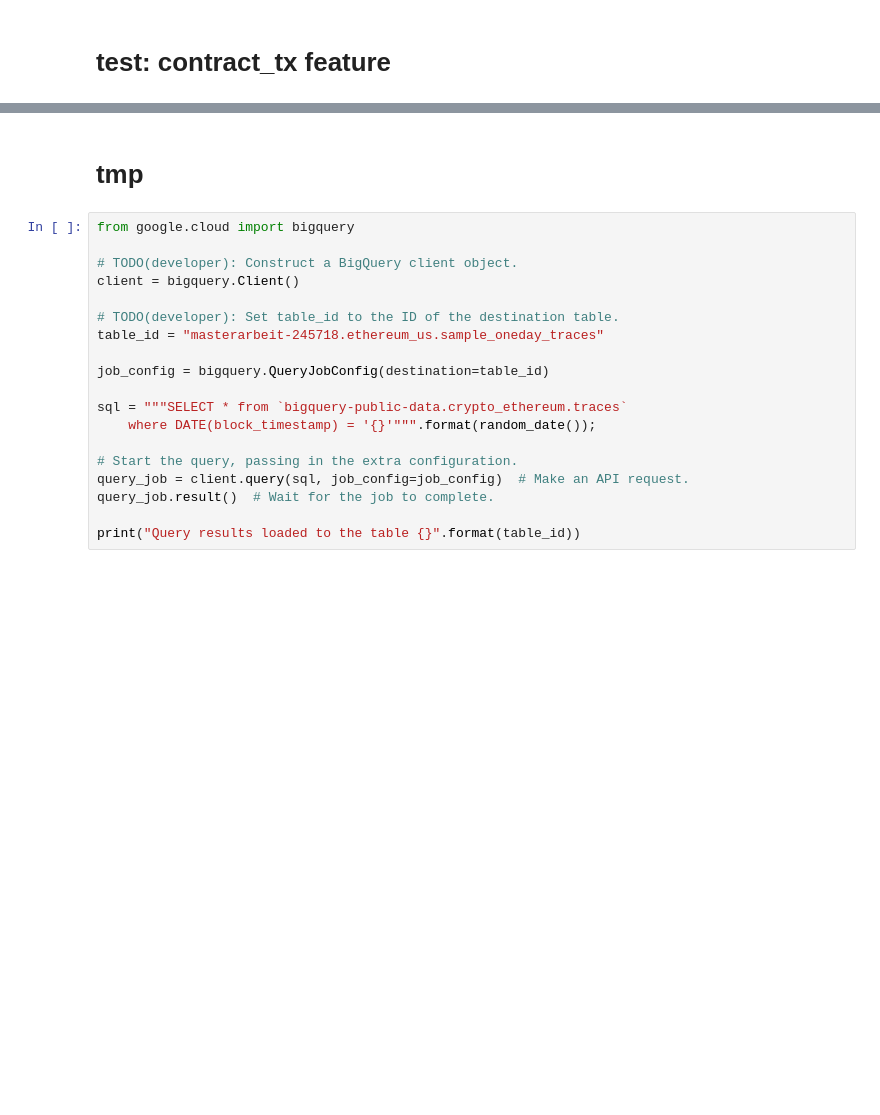
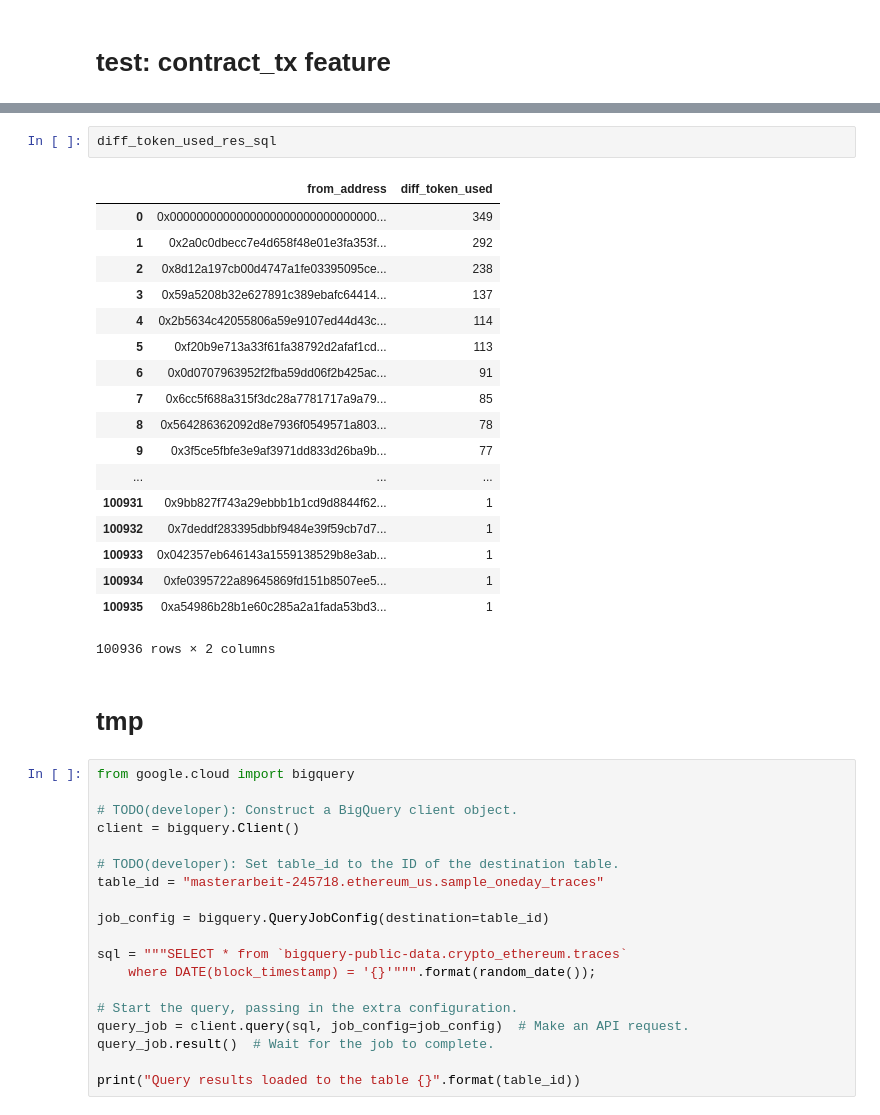
Before and after one commit to mgsgde/ethcluster, a Jupyter notebook: bigquery/feature_creation_via_standard_sql_and_bigquery.ipynb, the cells around one changed output, grey strips where cells are left out. Cells and saved outputs as stored; diff of their text form; blank space fills up the shorter version.

Commit message:
added diff_token_used feature

```diff
--- a/bigquery/feature_creation_via_standard_sql_and_bigquery.ipynb
+++ b/bigquery/feature_creation_via_standard_sql_and_bigquery.ipynb
@@ -927,3 +975,24 @@ Beim Erstellen des views die Daten lokal speichern, so dass ich im Zuge der Test
+# %%
+diff_token_used_res_sql
+# %% [output]
+|  | from_address | diff_token_used |
+| 0 | 0x0000000000000000000000000000000... | 349 |
+| 1 | 0x2a0c0dbecc7e4d658f48e01e3fa353f... | 292 |
+| 2 | 0x8d12a197cb00d4747a1fe03395095ce... | 238 |
+| 3 | 0x59a5208b32e627891c389ebafc64414... | 137 |
+| 4 | 0x2b5634c42055806a59e9107ed44d43c... | 114 |
+| 5 | 0xf20b9e713a33f61fa38792d2afaf1cd... | 113 |
+| 6 | 0x0d0707963952f2fba59dd06f2b425ac... | 91 |
+| 7 | 0x6cc5f688a315f3dc28a7781717a9a79... | 85 |
+| 8 | 0x564286362092d8e7936f0549571a803... | 78 |
+| 9 | 0x3f5ce5fbfe3e9af3971dd833d26ba9b... | 77 |
+| ... | ... | ... |
+| 100931 | 0x9bb827f743a29ebbb1b1cd9d8844f62... | 1 |
+| 100932 | 0x7deddf283395dbbf9484e39f59cb7d7... | 1 |
+| 100933 | 0x042357eb646143a1559138529b8e3ab... | 1 |
+| 100934 | 0xfe0395722a89645869fd151b8507ee5... | 1 |
+| 100935 | 0xa54986b28b1e60c285a2a1fada53bd3... | 1 |
+100936 rows × 2 columns
 # %% [markdown]
 # tmp
 # %%
```
Also changed, not shown: parts of 9 cells of this notebook.
